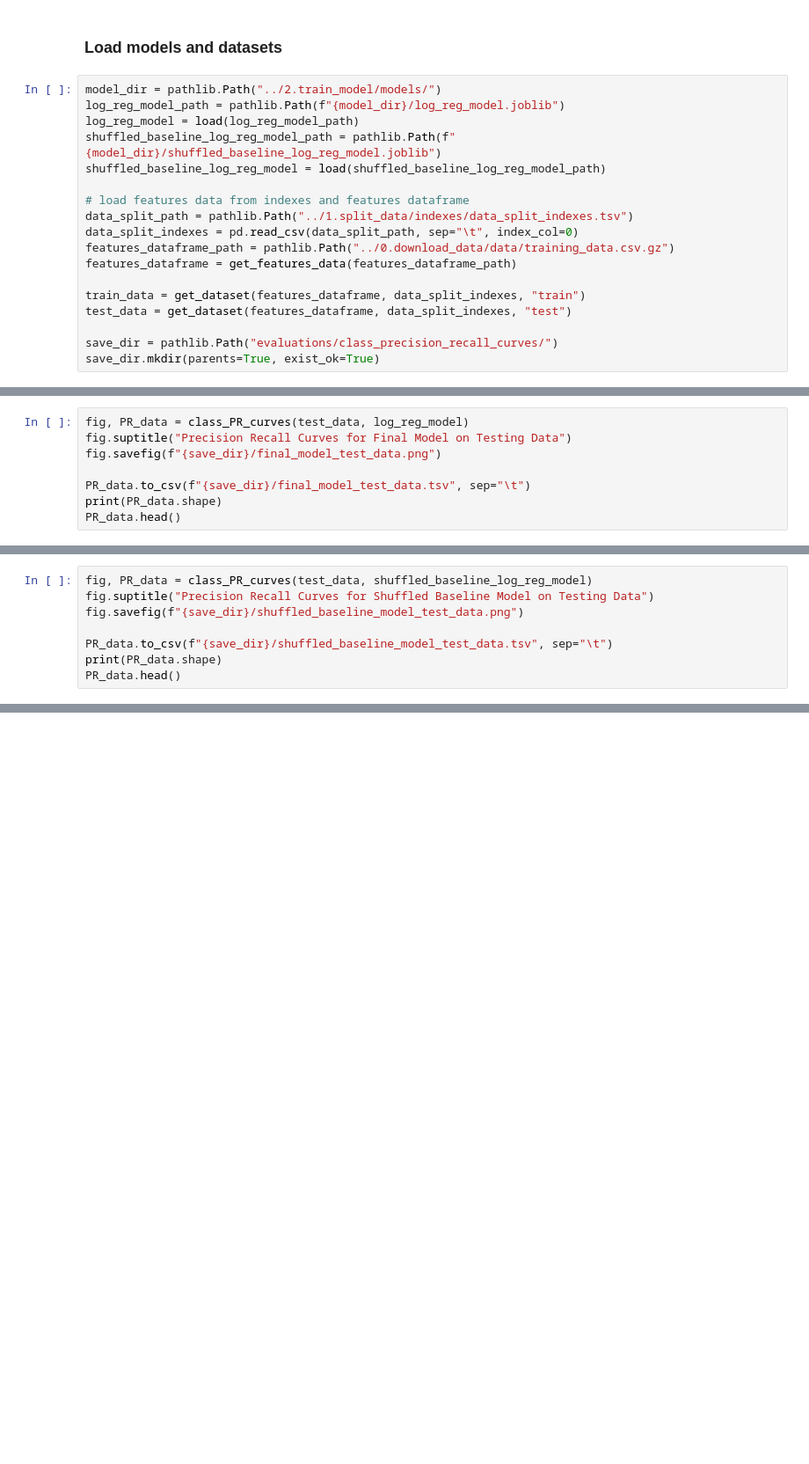
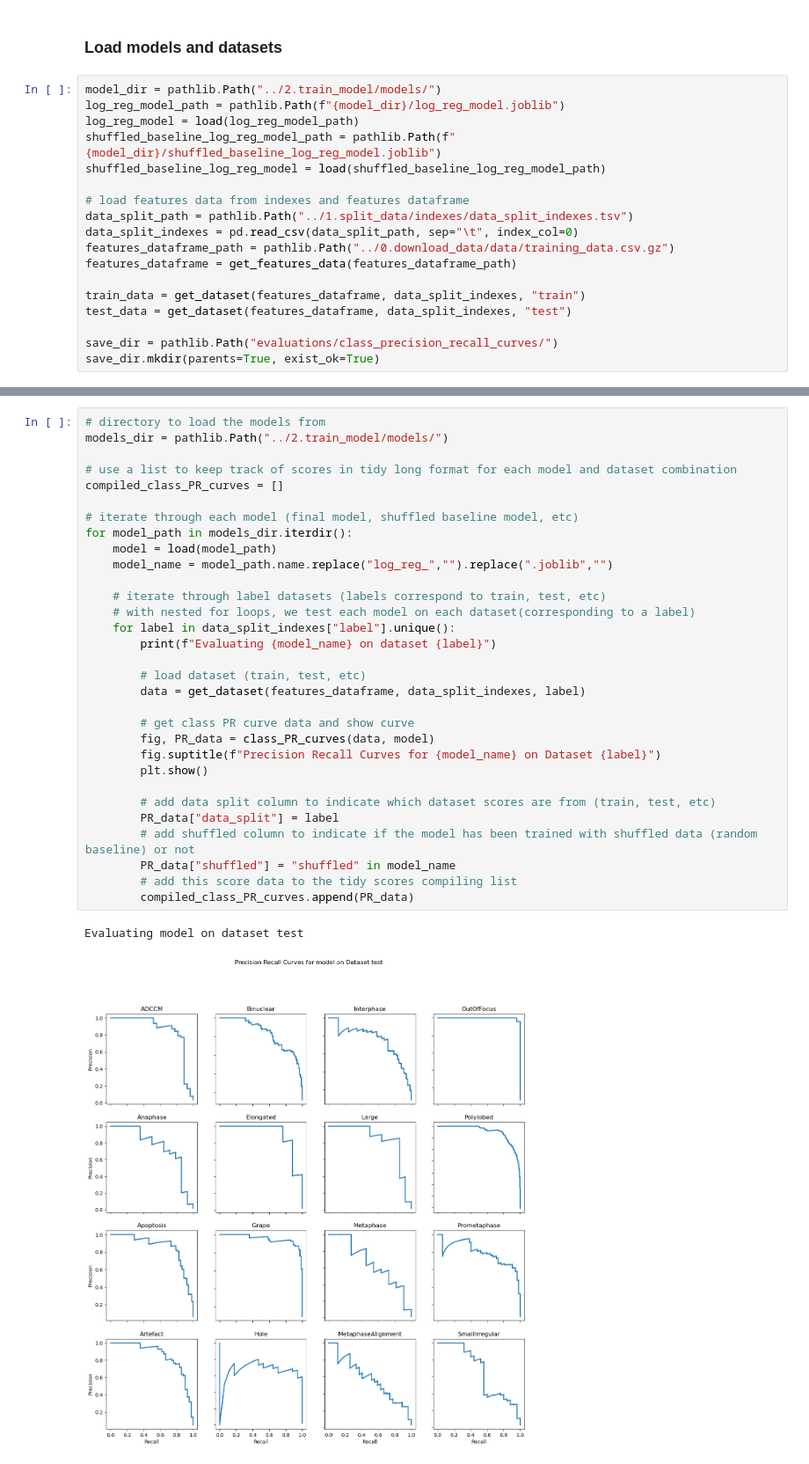
Before and after one commit to WayScience/phenotypic_profiling, a Jupyter notebook: 3.evaluate_model/class_PR_curves.ipynb, the cells around one changed output, grey strips where cells are left out. Shown at 88% size. Cells and saved outputs as stored; diff of their text form; blank space fills up the shorter version.

```diff
--- a/3.evaluate_model/class_PR_curves.ipynb
+++ b/3.evaluate_model/class_PR_curves.ipynb
@@ -69,8 +33,0 @@ PR_data.head()
-# %%
-fig, PR_data = class_PR_curves(test_data, log_reg_model)
-fig.suptitle("Precision Recall Curves for Final Model on Testing Data")
-fig.savefig(f"{save_dir}/final_model_test_data.png")
-
-PR_data.to_csv(f"{save_dir}/final_model_test_data.tsv", sep="\t")
-print(PR_data.shape)
-PR_data.head()
@@ -86,8 +33,0 @@ PR_data.head()
-# %%
-fig, PR_data = class_PR_curves(test_data, shuffled_baseline_log_reg_model)
-fig.suptitle("Precision Recall Curves for Shuffled Baseline Model on Testing Data")
-fig.savefig(f"{save_dir}/shuffled_baseline_model_test_data.png")
-
-PR_data.to_csv(f"{save_dir}/shuffled_baseline_model_test_data.tsv", sep="\t")
-print(PR_data.shape)
-PR_data.head()
@@ -102,0 +36,34 @@ PR_data.head()
+# %%
+# directory to load the models from
+models_dir = pathlib.Path("../2.train_model/models/")
+
+# use a list to keep track of scores in tidy long format for each model and dataset combination
+compiled_class_PR_curves = []
+
+# iterate through each model (final model, shuffled baseline model, etc)
+for model_path in models_dir.iterdir():
+    model = load(model_path)
+    model_name = model_path.name.replace("log_reg_","").replace(".joblib","")
+
+    # iterate through label datasets (labels correspond to train, test, etc)
+    # with nested for loops, we test each model on each dataset(corresponding to a label)
+    for label in data_split_indexes["label"].unique():
+        print(f"Evaluating {model_name} on dataset {label}")
+
+        # load dataset (train, test, etc)
+        data = get_dataset(features_dataframe, data_split_indexes, label)
+
+        # get class PR curve data and show curve
+        fig, PR_data = class_PR_curves(data, model)
+        fig.suptitle(f"Precision Recall Curves for {model_name} on Dataset {label}")
+        plt.show()
+
+        # add data split column to indicate which dataset scores are from (train, test, etc)
+        PR_data["data_split"] = label
+        # add shuffled column to indicate if the model has been trained with shuffled data (random baseline) or not
+        PR_data["shuffled"] = "shuffled" in model_name
+        # add this score data to the tidy scores compiling list
+        compiled_class_PR_curves.append(PR_data)
+# %% [output]
+Evaluating model on dataset test
+[figure, added]
```
Also changed, not shown: parts of 10 cells of this notebook, 10 other files.
